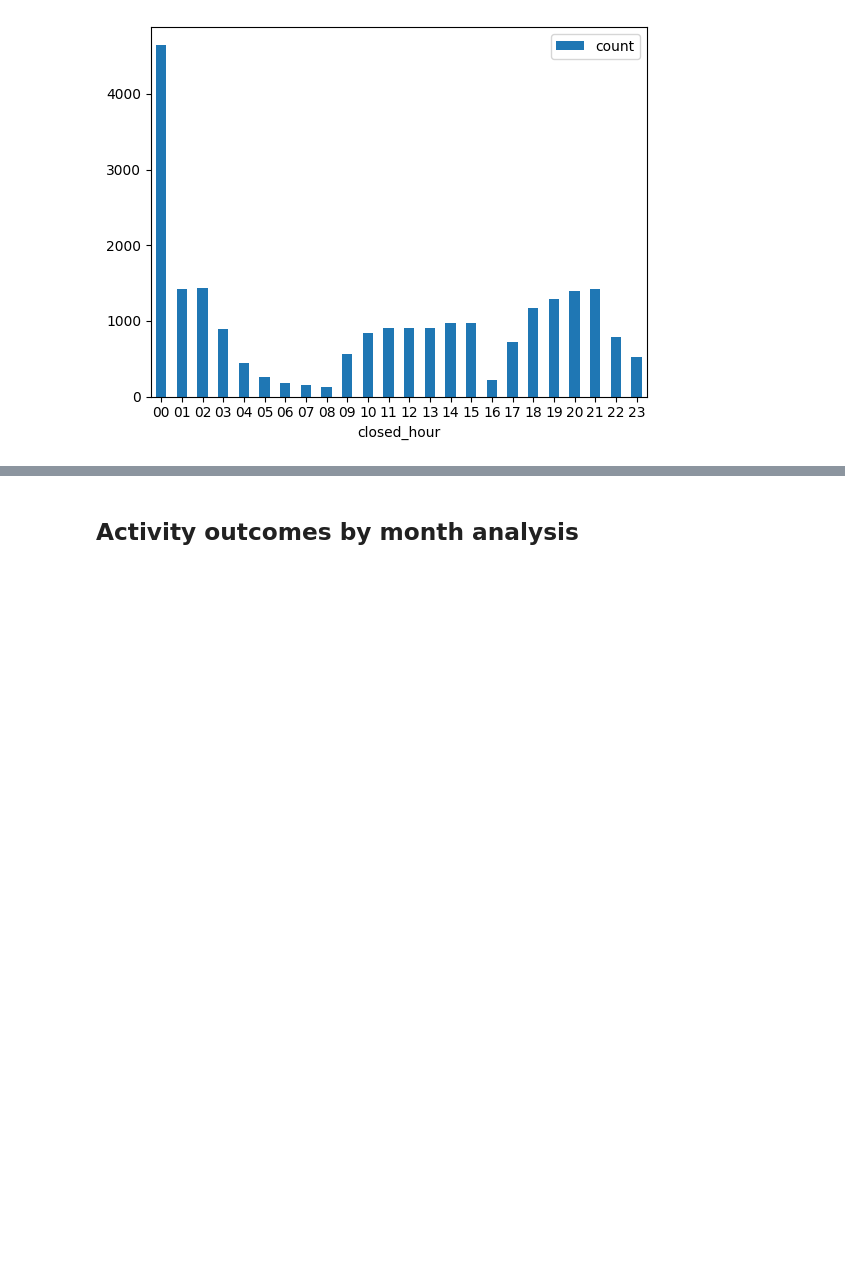
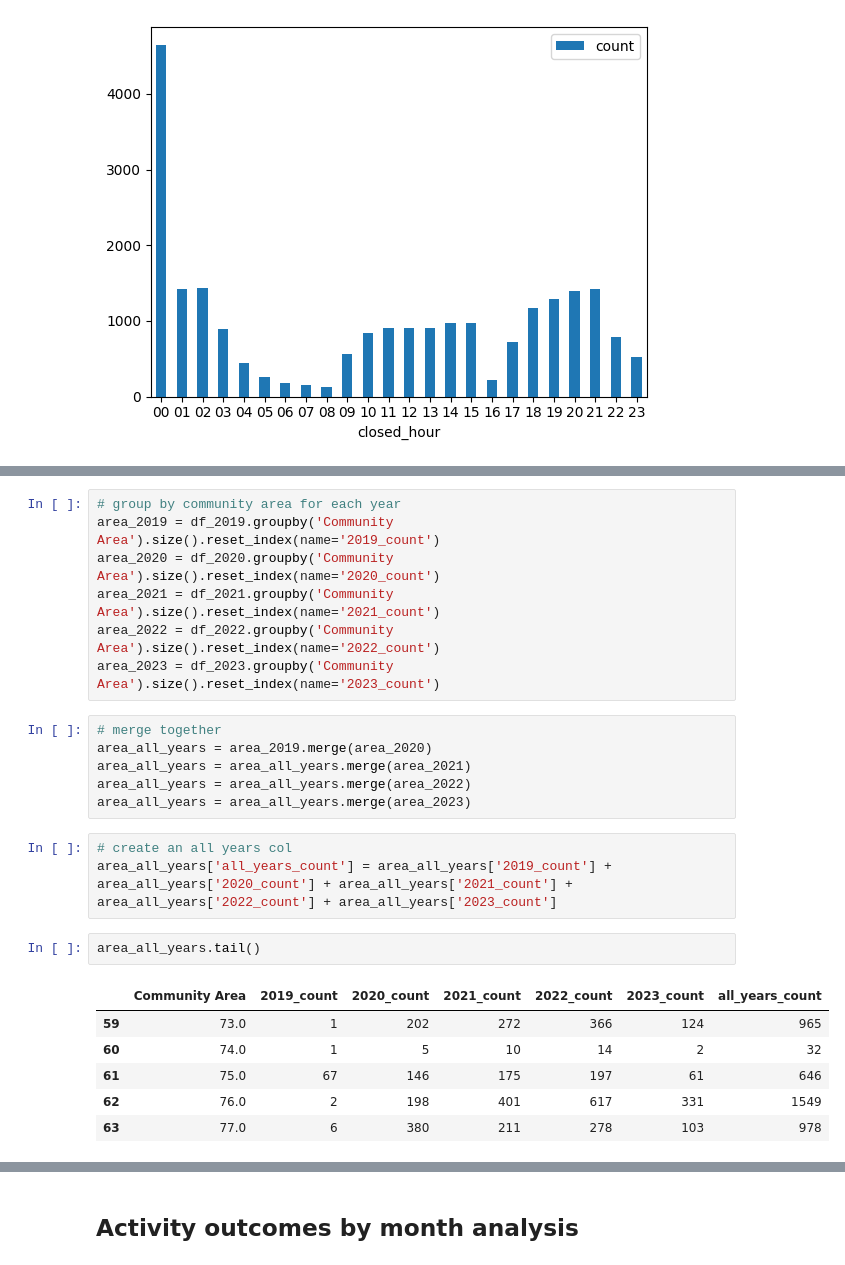
Before and after one commit to amyq96/stories, a Jupyter notebook: homelessness/shelter-requests.ipynb, the cells around one changed output, grey strips where cells are left out. Saved outputs shown, nothing was run; the diff lists cells and outputs as text; blank space fills up the shorter version.

```diff
--- a/homelessness/shelter-requests.ipynb
+++ b/homelessness/shelter-requests.ipynb
@@ -1585,0 +1640,25 @@ g.plot.bar(x='closed_hour', y='count', rot=0)
+# %%
+# group by community area for each year
+area_2019 = df_2019.groupby('Community Area').size().reset_index(name='2019_count')
+area_2020 = df_2020.groupby('Community Area').size().reset_index(name='2020_count')
+area_2021 = df_2021.groupby('Community Area').size().reset_index(name='2021_count')
+area_2022 = df_2022.groupby('Community Area').size().reset_index(name='2022_count')
+area_2023 = df_2023.groupby('Community Area').size().reset_index(name='2023_count')
+# %%
+# merge together
+area_all_years = area_2019.merge(area_2020)
+area_all_years = area_all_years.merge(area_2021)
+area_all_years = area_all_years.merge(area_2022)
+area_all_years = area_all_years.merge(area_2023)
+# %%
+# create an all years col
+area_all_years['all_years_count'] = area_all_years['2019_count'] + area_all_years['2020_count'] + area_all_years['2021_count'] + area_all_years['2022_count'] + area_all_years['2023_count']
+# %%
+area_all_years.tail()
+# %% [output]
+|  | Community Area | 2019_count | 2020_count | 2021_count | 2022_count | 2023_count | all_years_count |
+| 59 | 73.0 | 1 | 202 | 272 | 366 | 124 | 965 |
+| 60 | 74.0 | 1 | 5 | 10 | 14 | 2 | 32 |
+| 61 | 75.0 | 67 | 146 | 175 | 197 | 61 | 646 |
+| 62 | 76.0 | 2 | 198 | 401 | 617 | 331 | 1549 |
+| 63 | 77.0 | 6 | 380 | 211 | 278 | 103 | 978 |
```
Also changed, not shown: parts of 50 cells of this notebook.
